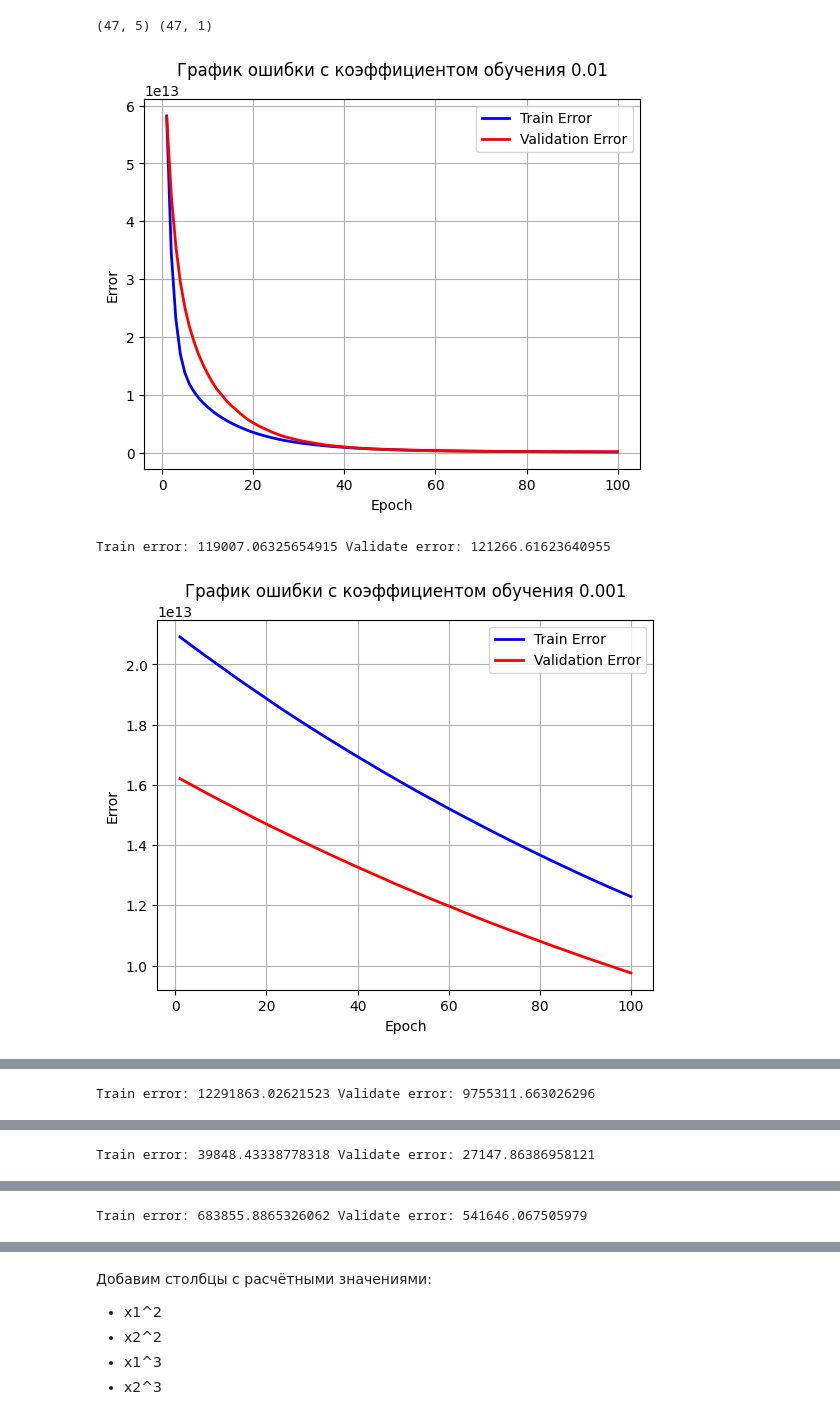
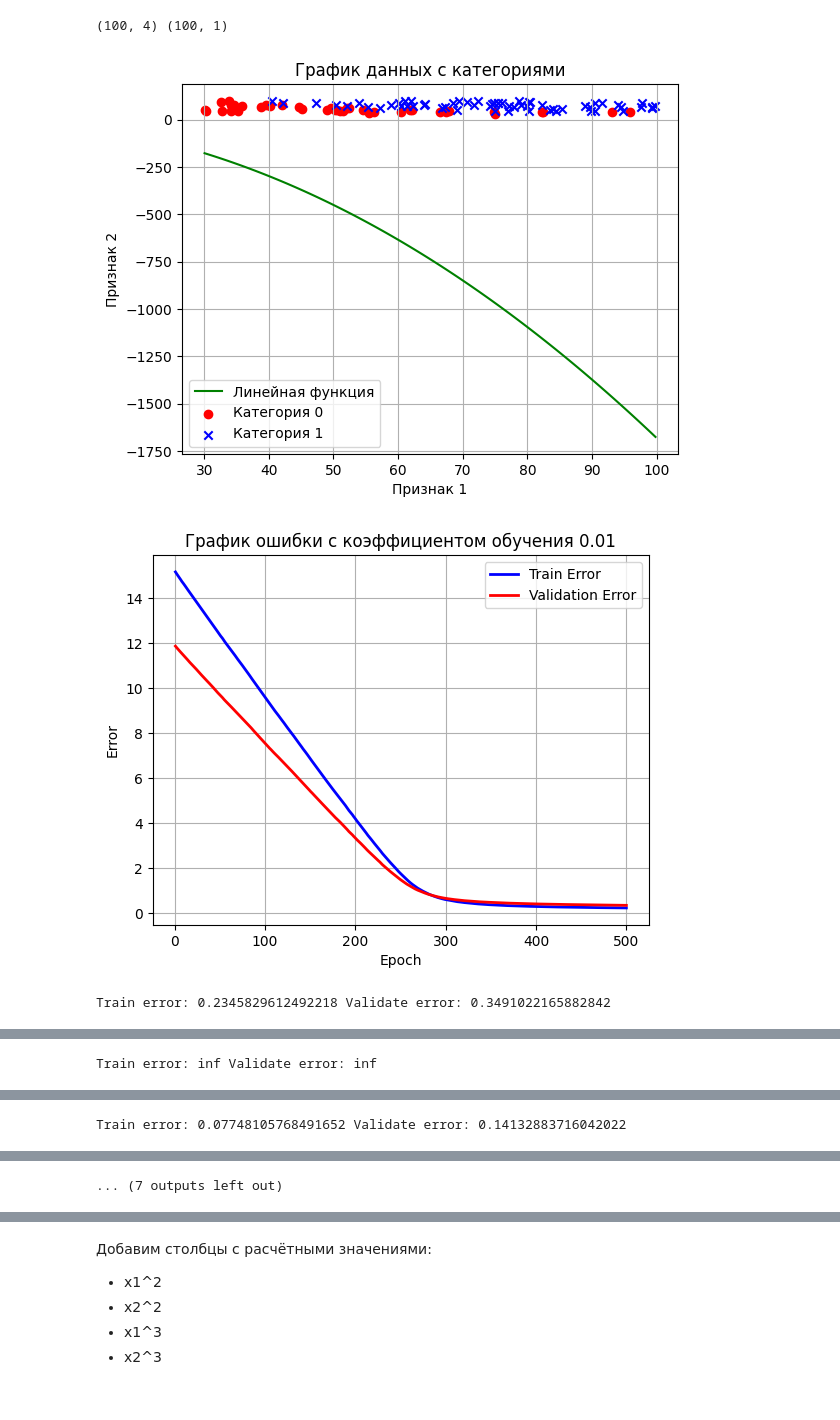
Before and after one commit to IlyaKolomoytsev/ai-lab3, a Jupyter notebook: main.ipynb, the cells around one changed output, grey strips where cells are left out. Saved outputs shown, nothing was run; the diff lists cells and outputs as text; code cells hidden in the pictures.

```diff
--- a/main.ipynb
+++ b/main.ipynb
@@ -9,7 +11,7 @@ import numpy as np
 from fontTools.misc.timeTools import epoch_diff
 # %%
 # Read data
-data = np.loadtxt('data/ex1data2.txt', delimiter=',')
+data = np.loadtxt('data/ex2data1.txt', delimiter=',')
 np.random.shuffle(data)
 X = data[:, :-1]
 Y = data[:, -1, np.newaxis]
@@ -185,14 +233,20 @@ Train error: 435079.63987880753 Validate error: 337847.5650841269
 # %%
 X_extended = X_with_ones.copy()
-X_extended = np.hstack((X_extended, (X_with_ones[:, 1] ** 2)[:, np.newaxis]))
-X_extended = np.hstack((X_extended, (X_with_ones[:, 2] ** 2)[:, np.newaxis]))
+X_extended = np.hstack((X_extended, (X_with_ones[:, 1] **2)[:, np.newaxis]))
 
 print(X_extended.shape, Y.shape)
 X_train, y_train, X_validate, y_validate = split_data(X_extended, Y)
 
-learn_model_with_any_superparameters(X_train, y_train, X_validate, y_validate)
+def calc2(t):
+    x1, x2 = sp.symbols('x1 x2')
+    expression = t[0] + t[1] * x1 + t[2] * x2 + t[3] * (x1 ** 2)
+    expr = sp.solve(expression, x2)
+    return x1,x2,expr
+
+
+learn_model_with_any_superparameters(X_train, y_train, X_validate, y_validate, calc2)
 # %% [output]
-(47, 5) (47, 1)
+(100, 4) (100, 1)
-[figure, old version]
+[figure, new version]
+[figure, new version]
-Train error: 119007.06325654915 Validate error: 121266.61623640955
+Train error: 0.2345829612492218 Validate error: 0.3491022165882842
-[figure, old version]
@@ -199 +255 @@ Train error: 119007.06325654915 Validate error: 121266.61623640955
-Train error: 12291863.02621523 Validate error: 9755311.663026296
+Train error: inf Validate error: inf
@@ -201 +258 @@ Train error: 12291863.02621523 Validate error: 9755311.663026296
-Train error: 39848.43338778318 Validate error: 27147.86386958121
+Train error: 0.07748105768491652 Validate error: 0.14132883716042022
@@ -203 +261 @@ Train error: 39848.43338778318 Validate error: 27147.86386958121
-Train error: 683855.8865326062 Validate error: 541646.067505979
+... (7 outputs left out)
```
Also changed, not shown: parts of 15 cells of this notebook.
